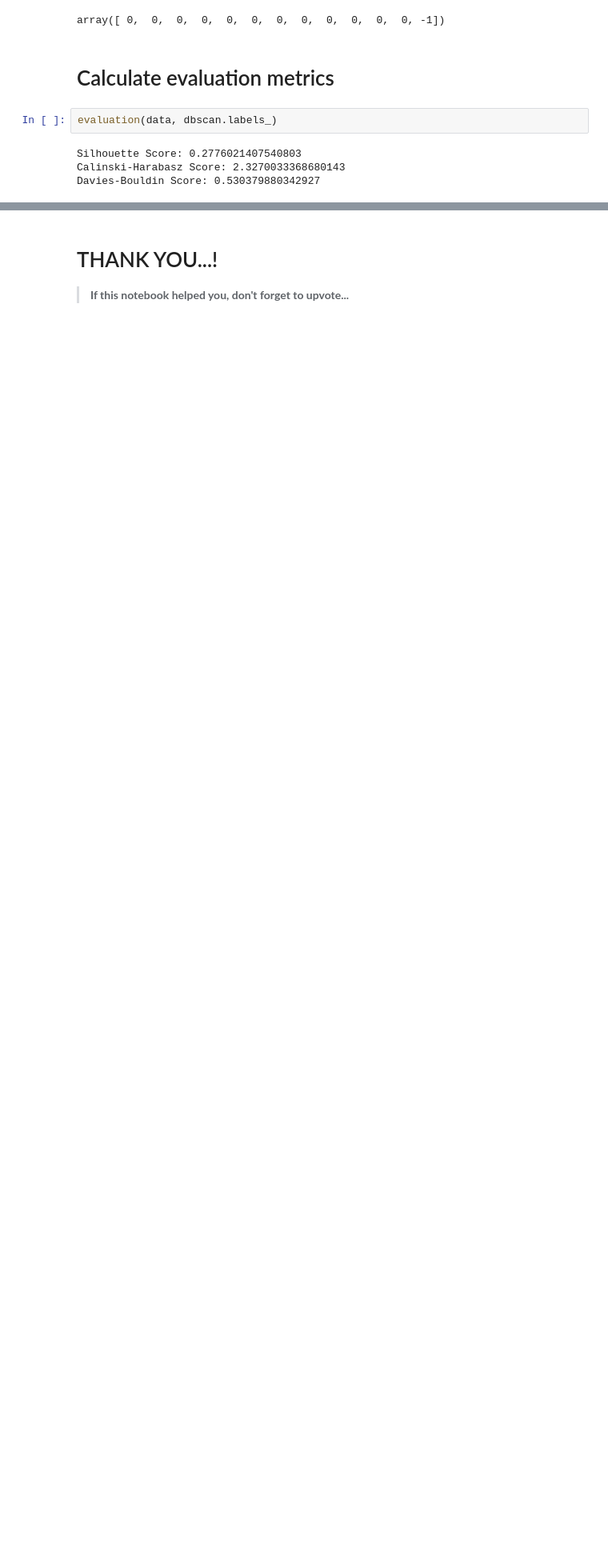
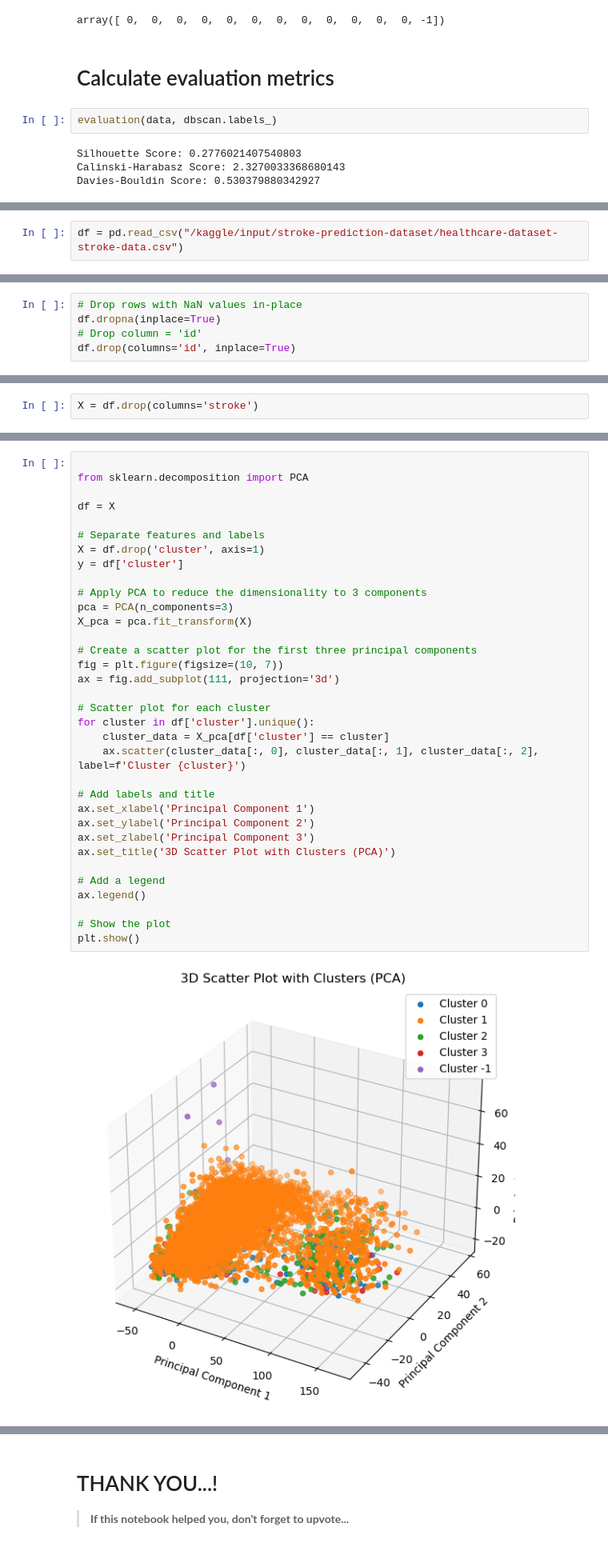
Before and after one commit to shuvo881/Pure-DBSCAN, a Jupyter notebook: pure-dbscan.ipynb, the cells around one changed output, grey strips where cells are left out. Shown at 80% size. Saved outputs shown, nothing was run; the diff lists cells and outputs as text; blank space fills up the shorter version.

Commit message:
Kaggle Notebook | Pure DBSCAN | Version 5

```diff
--- a/pure-dbscan.ipynb
+++ b/pure-dbscan.ipynb
@@ -570,0 +573,2 @@ plt.show()
+# %%
+df = pd.read_csv("/kaggle/input/stroke-prediction-dataset/healthcare-dataset-stroke-data.csv")
@@ -570,0 +607,5 @@ plt.show()
+# %%
+# Drop rows with NaN values in-place
+df.dropna(inplace=True)
+# Drop column = 'id'
+df.drop(columns='id', inplace=True)
@@ -570,0 +697,2 @@ plt.show()
+# %%
+X = df.drop(columns='stroke')
@@ -570,0 +748,36 @@ plt.show()
+# %%
+
+from sklearn.decomposition import PCA
+
+df = X
+
+# Separate features and labels
+X = df.drop('cluster', axis=1)
+y = df['cluster']
+
+# Apply PCA to reduce the dimensionality to 3 components
+pca = PCA(n_components=3)
+X_pca = pca.fit_transform(X)
+
+# Create a scatter plot for the first three principal components
+fig = plt.figure(figsize=(10, 7))
+ax = fig.add_subplot(111, projection='3d')
+
+# Scatter plot for each cluster
+for cluster in df['cluster'].unique():
+    cluster_data = X_pca[df['cluster'] == cluster]
+    ax.scatter(cluster_data[:, 0], cluster_data[:, 1], cluster_data[:, 2], label=f'Cluster {cluster}')
+
+# Add labels and title
+ax.set_xlabel('Principal Component 1')
+ax.set_ylabel('Principal Component 2')
+ax.set_zlabel('Principal Component 3')
+ax.set_title('3D Scatter Plot with Clusters (PCA)')
+
+# Add a legend
+ax.legend()
+
+# Show the plot
+plt.show()
+# %% [output]
+[figure, added]
```
Also changed, not shown: parts of 23 cells of this notebook.
